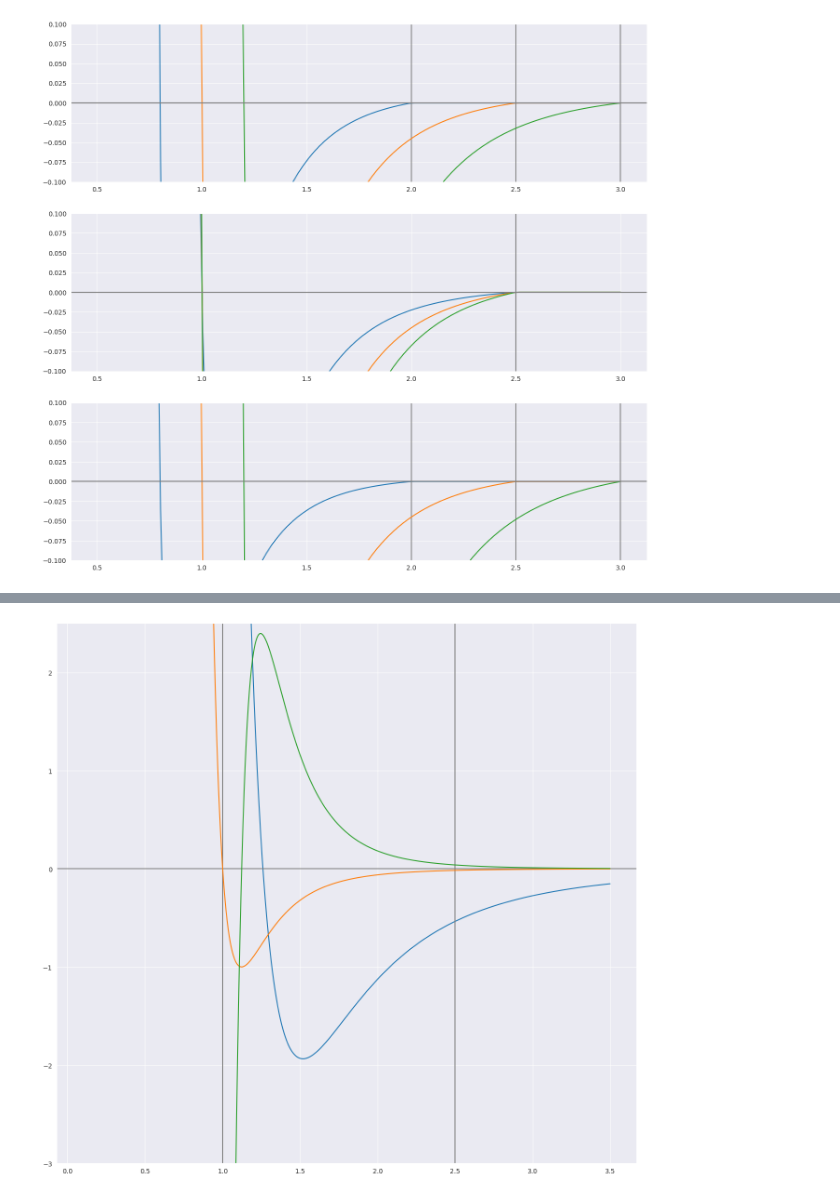
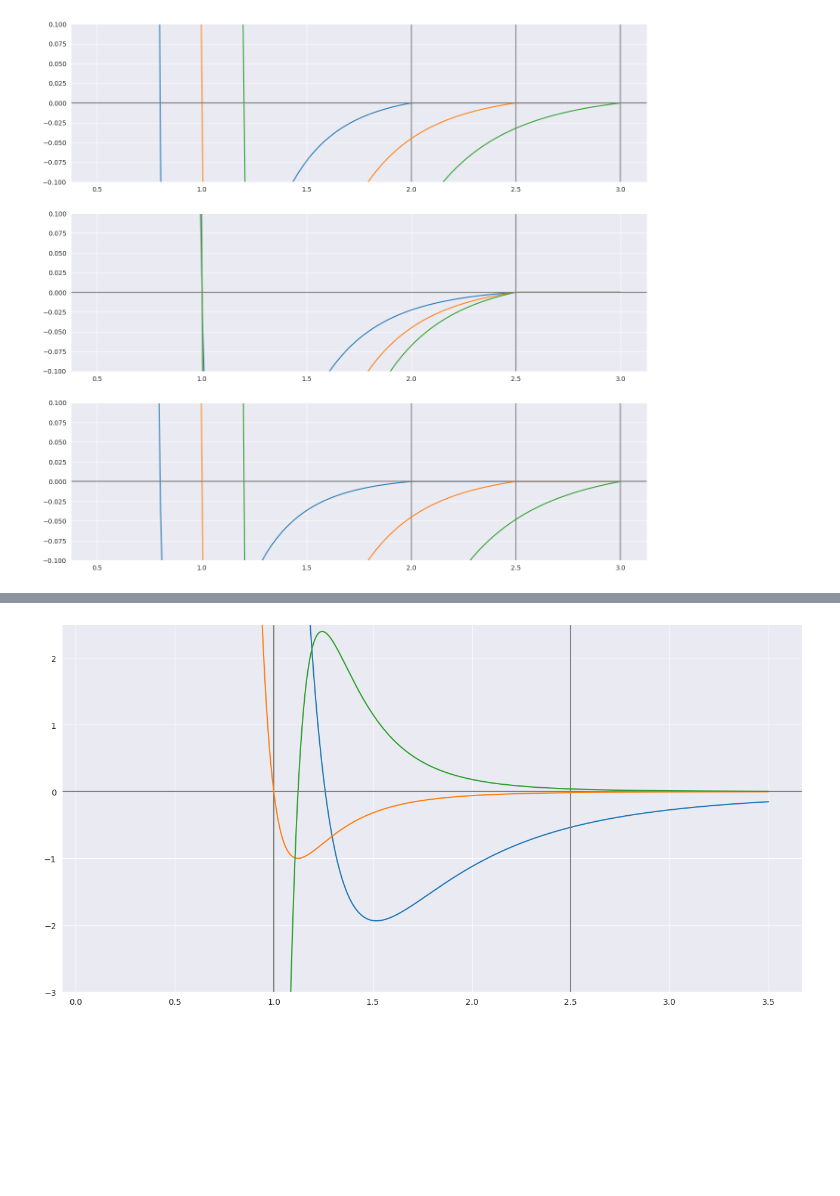
Before and after one commit to Smoren/molecular-python3, a Jupyter notebook: research/lennard_jones.ipynb, the cells around one changed output, grey strips where cells are left out. Cells and saved outputs as stored; diff of their text form; code cells hidden in the pictures; blank space fills up the shorter version.

```diff
--- a/research/lennard_jones.ipynb
+++ b/research/lennard_jones.ipynb
@@ -135,37 +135,37 @@ def lennard_jones_force(r2, sigma: float, eps: float) -> np.ndarray:
 def lennard_jones_potential_derivative(r, sigma: float, eps: float) -> np.ndarray:
     return 24 * eps * sigma**6 * (r**6 - 2*sigma**6) / r**13
 # %%
-_, ax = plt.subplots(ncols=1, nrows=1, figsize=(16, 15))
+_, ax = plt.subplots(ncols=1, nrows=1, figsize=(16, 8))
 
 sigma = 1
 eps = 1
 
 x = np.linspace(0.1, 3.5, 1000)
 y = lennard_jones_force(x, sigma, eps)
 
 plot = sns.lineplot(
     x=x,
     y=lennard_jones_force(x, sigma, eps),
     ax=ax,
 )
 plot.set_ylim(-3, 2.5)
 plot.axhline(y=0, color='grey')
 plot.axvline(x=2.5*sigma, color='grey')
 plot.axvline(x=1, color='grey');
 
 plot = sns.lineplot(
     x=x,
     y=lennard_jones_potential(x, sigma, eps),
     ax=ax,
 )
 
 plot = sns.lineplot(
     x=x,
     y=lennard_jones_potential_derivative(x, sigma, eps),
     ax=ax,
 )
 # %% [output]
-[figure, old version]
+[figure, new version]
 # %%
 def morse_potential(r: np.ndarray, eps: float, alpha: float, sigma: float):
     return eps * (np.exp(-2*alpha * (r - sigma)) - 2*np.exp(-alpha * (r - sigma)))
```
Also changed, not shown: parts of 7 cells of this notebook, 2 other files.
